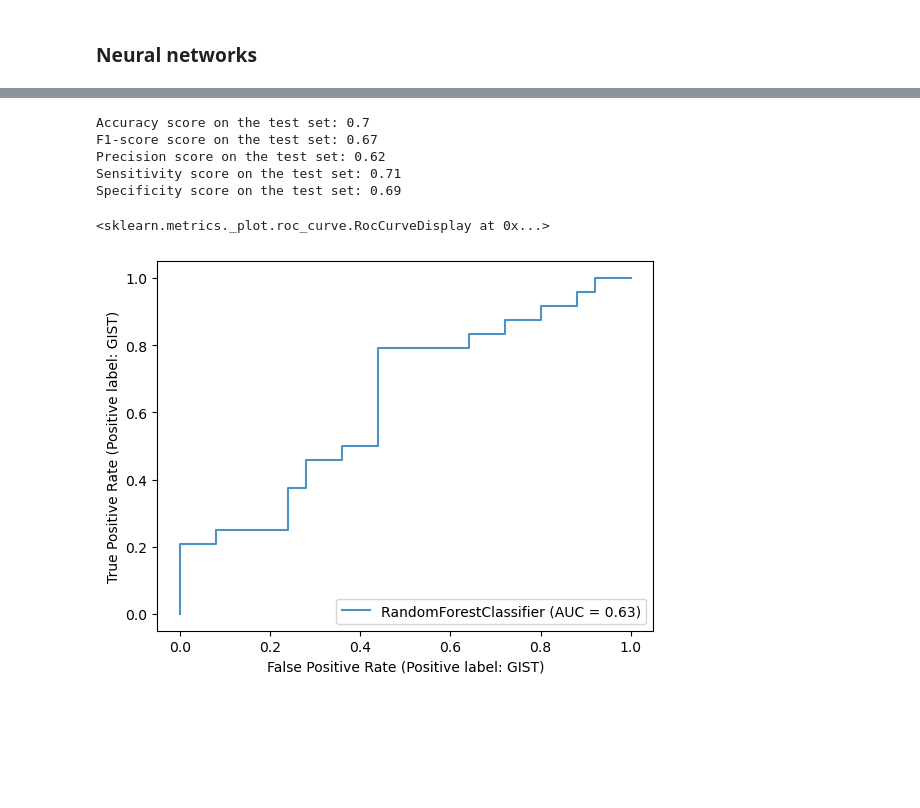
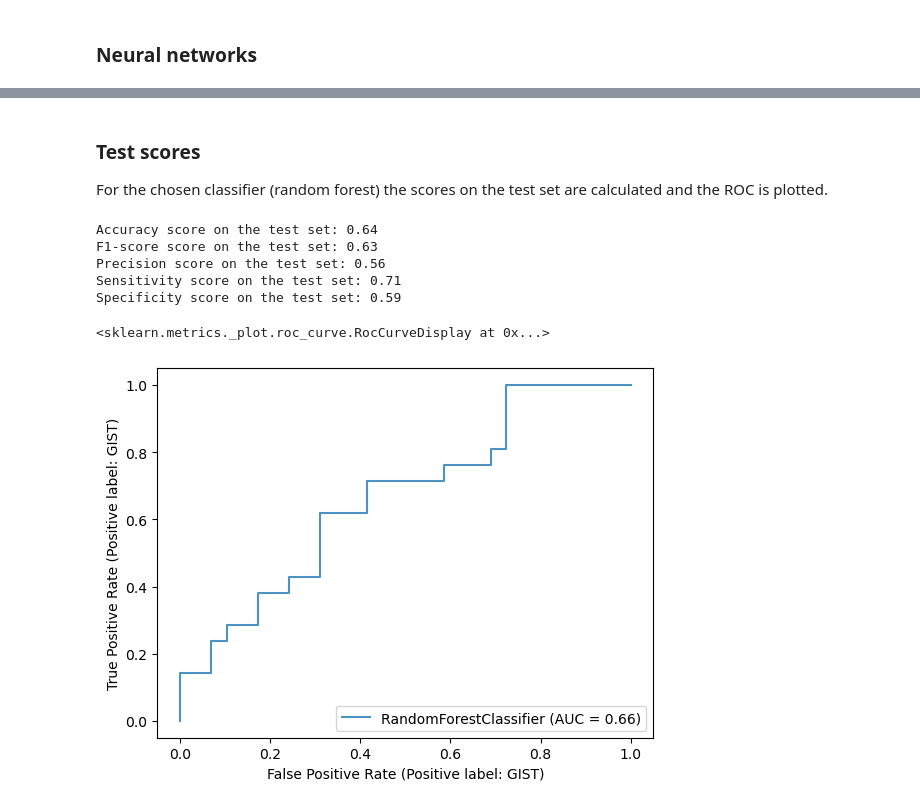
Before and after one commit to ecmbuijsman/TM10007_ML, a Jupyter notebook: assignment.ipynb, the cells around one changed output, grey strips where cells are left out. Cells and saved outputs as stored; diff of their text form; code cells hidden in the pictures; blank space fills up the shorter version.

```diff
--- a/assignment.ipynb
+++ b/assignment.ipynb
@@ -199,7 +203,7 @@ from sklearn.model_selection import RandomizedSearchCV # randomised search funct
 from sklearn.ensemble import RandomForestClassifier # random forest classifier
 
 # Create the random grid
-random_grid = {'n_estimators': range(250,4000,250),
+rf_random_grid = {'n_estimators': range(250,4000,250),
                 'max_depth': range(50,501,50),
                 'min_samples_split': range(2,11),
                 'min_samples_leaf': range(1,11),
@@ -208,11 +212,11 @@ random_grid = {'n_estimators': range(250,4000,250),
 
 # Performing randomised search
 rf = RandomForestClassifier()
-rf_search = RandomizedSearchCV(rf, random_grid, n_iter=500, scoring='accuracy', n_jobs=-1, cv=5, random_state=0)
+rf_search = RandomizedSearchCV(rf, rf_random_grid, n_iter=500, scoring='accuracy', n_jobs=-1, cv=5, random_state=0)
 rf_search.fit(train_pca,y_train)
 
 
 # Best hyperparameters and their accuracy
 print('Best hyperparameters: ' + str(rf_search.best_params_))
-print('Best accuracy score: ' + str(round(rf_search.best_score_),2))
+print('Best accuracy score: ' + str(rf_search.best_score_))
 # %% [output]
@@ -313,25 +309,2 @@ rf_spec = round(tn/(tn+fp),2)
 # %% [markdown]
 ### Neural networks
-# %%
-# Import necessary functions
-from sklearn.metrics import accuracy_score # calculating accuracy
-from sklearn.metrics import f1_score # calculating F1-score
-from sklearn.metrics import recall_score # calculating recall
-from sklearn.metrics import precision_score # calculating precision
-from sklearn.metrics import confusion_matrix # calculating confusion matrix
-from sklearn.neural_network import MLPClassifier # multilayer perceptron classifier
-
-# Neural networks with best hyperparameters
-mlp_model = MLPClassifier(solver='adam',max_iter=600,learning_rate='constant',hidden_layer_sizes=(15,95),alpha=0.01,activation='logistic',random_state=0)
-mlp_model.fit(train_pca, y_train)
-
-# Results of neural networks on validation set
-mlp_prediction = mlp_model.predict(validate_pca)
-mlp_accuracy = round(accuracy_score(y_validate, mlp_prediction), 2)
-mlp_f1 = round(f1_score(y_validate, mlp_prediction, pos_label='GIST'),2)
-mlp_recall = round(recall_score(y_validate, mlp_prediction, pos_label='GIST'),2)
-mlp_precision = round(precision_score(y_validate, mlp_prediction, pos_label='GIST'),2)
-
-tp, fn, fp, tn = confusion_matrix(y_validate,mlp_prediction).ravel()
-mlp_sens = round(tp/(tp+fn),2)
-mlp_spec = round(tn/(tn+fp),2)
@@ -358,10 +310,0 @@ For all three classifiers, an ROC curve is plotted in the same figure for compar
-# %%
-from sklearn.metrics import RocCurveDisplay
-import matplotlib.pyplot as plt
-
-ax = plt.gca()
-
-svc_disp = RocCurveDisplay.from_estimator(svm_model, validate_pca, y_validate, ax=ax, alpha=0.8,pos_label='GIST')
-rfc_disp = RocCurveDisplay.from_estimator(rf_model, validate_pca, y_validate, ax=ax, alpha=0.8,pos_label='GIST')
-mlpc_disp = RocCurveDisplay.from_estimator(mlp_model, validate_pca, y_validate, ax=ax, alpha=0.8,pos_label='GIST')
-plt.show()
@@ -370,26 +356,33 @@ plt.show()
+# %% [markdown]
+### Test scores
+For the chosen classifier (random forest) the scores on the test set are calculated and the ROC is plotted.
 # %%
+from sklearn.metrics import RocCurveDisplay
+import matplotlib.pyplot as plt
+
+rf_model.fit(train_pca,y_train)
 rf_prediction = rf_model.predict(test_pca)
 rf_accuracy = round(accuracy_score(y_test, rf_prediction), 2)
 print('Accuracy score on the test set: ' + str(rf_accuracy))
 rf_f1 = round(f1_score(y_test, rf_prediction, pos_label='GIST'),2)
 print('F1-score score on the test set: ' + str(rf_f1))
 rf_precision = round(precision_score(y_test, rf_prediction, pos_label='GIST'),2)
 print('Precision score on the test set: ' +str(rf_precision))
 
 tp, fn, fp, tn = confusion_matrix(y_test,rf_prediction).ravel()
 rf_sens = round(tp/(tp+fn),2)
 print('Sensitivity score on the test set: ' +str(rf_sens))
 rf_spec = round(tn/(tn+fp),2)
 print('Specificity score on the test set: ' +str(rf_spec))
 
-rfc_disp = RocCurveDisplay.from_estimator(rf_model, validate_pca, y_validate, ax=ax, alpha=0.8,pos_label='GIST')
+rfc_disp = RocCurveDisplay.from_estimator(rf_model, test_pca, y_test, ax=ax, alpha=0.8,pos_label='GIST')
 ax = plt.gca()
 rfc_disp.plot(ax=ax, alpha=0.8)
 # %% [output]
-Accuracy score on the test set: 0.7
-F1-score score on the test set: 0.67
-Precision score on the test set: 0.62
+Accuracy score on the test set: 0.64
+F1-score score on the test set: 0.63
+Precision score on the test set: 0.56
 Sensitivity score on the test set: 0.71
-Specificity score on the test set: 0.69
+Specificity score on the test set: 0.59
 <sklearn.metrics._plot.roc_curve.RocCurveDisplay at 0x...>
-[figure, old version]
+[figure, new version]
```
Also changed, not shown: parts of 38 cells of this notebook.
